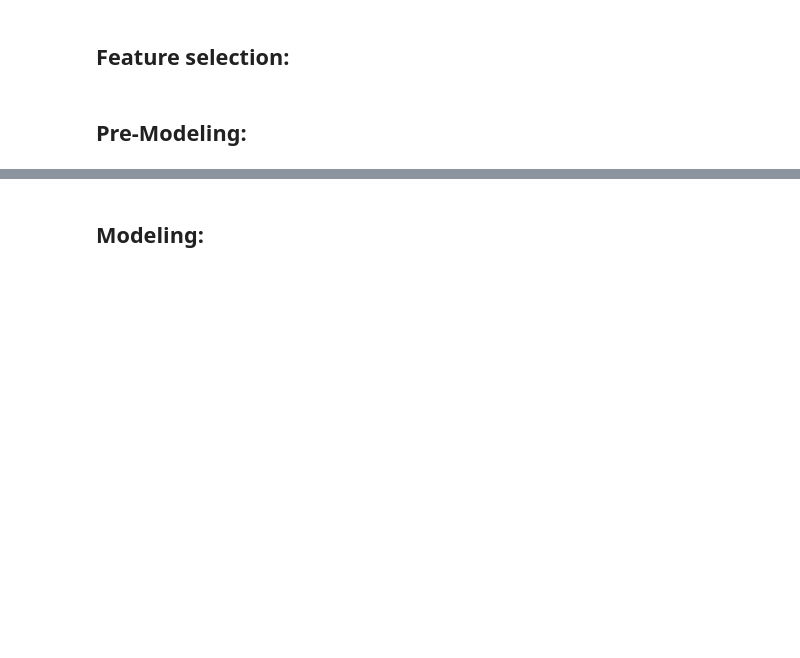
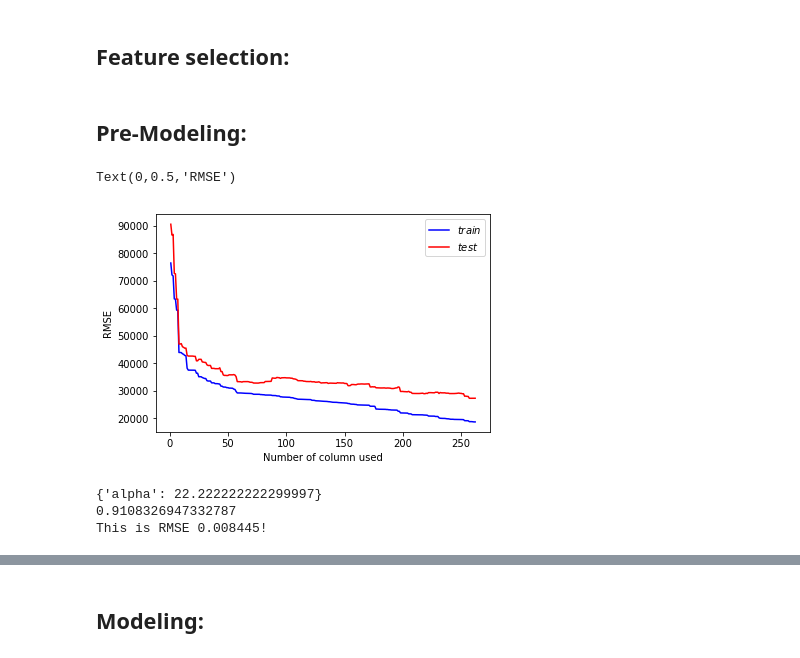
Before and after one commit to Andrlulu/IowaHousingPricePrediction, a Jupyter notebook: House price prediction.ipynb, the cells around one changed output, grey strips where cells are left out. Saved outputs shown, nothing was run; the diff lists cells and outputs as text; code cells hidden in the pictures; blank space fills up the shorter version.

```diff
--- a/House price prediction.ipynb
+++ b/House price prediction.ipynb
@@ -205,0 +169,6 @@ print(dtest.shape)
+# %%
+# dtrain[['GrLivArea', '1stFlrSF', 'LotArea','LotFrontage','GarageArea','BsmtUnfSF']] = np.log(dtrain[['GrLivArea', '1stFlrSF', 'LotArea','LotFrontage','GarageArea','BsmtUnfSF']]+0.00000000001)
+# dtest[['GrLivArea', '1stFlrSF', 'LotArea','LotFrontage','GarageArea','BsmtUnfSF']] = np.log(dtest[['GrLivArea', '1stFlrSF', 'LotArea','LotFrontage','GarageArea','BsmtUnfSF']]+0.00000000001)
+
+dtrain[['GrLivArea', '1stFlrSF', 'LotArea','LotFrontage','GarageArea','BsmtUnfSF']] = np.log(dtrain[['GrLivArea', '1stFlrSF', 'LotArea','LotFrontage','GarageArea','BsmtUnfSF']]+1)
+dtest[['GrLivArea', '1stFlrSF', 'LotArea','LotFrontage','GarageArea','BsmtUnfSF']] = np.log(dtest[['GrLivArea', '1stFlrSF', 'LotArea','LotFrontage','GarageArea','BsmtUnfSF']]+1)
@@ -231 +266,63 @@ net = ElasticNet()
+# %%
+import sklearn.feature_selection as fs
+from sklearn import linear_model
+ols = linear_model.LinearRegression()
+
+features = dtrain.drop('SalePrice', axis = 1).copy()
+price = dtrain.SalePrice
+
+ks = range(1,263)
+train_score=[]
+test_score=[]
+
+for k in ks:
+    dtrain1 = fs.SelectKBest(fs.chi2, k=k).fit_transform(features, price).copy()
+    features1 = pd.DataFrame(dtrain1).copy()
+    X_train, X_test, y_train, y_test = train_test_split(features1, price, test_size=0.2, random_state=38)
+    lasso.set_params(normalize = True)
+    lasso.fit(X_train,y_train)
+    ypred_train = lasso.predict(X_train)
+    ypred_test = lasso.predict(X_test)
+
+#     train_score.append(sqrt(mean_squared_error(np.log(y_train), np.log(ypred_train))))
+#     test_score.append(sqrt(mean_squared_error(np.log(y_test), np.log(ypred_test))))
+
+    train_score.append(sqrt(mean_squared_error(y_train, ypred_train)))
+    test_score.append(sqrt(mean_squared_error(y_test, ypred_test)))
+#     train_score.append(ols.score(X_train, y_train))
+#     test_score.append(ols.score(X_test, y_test))
+
+plt.plot(ks,train_score, c='b',label=r'$train$')
+plt.plot(ks,test_score, c='r',label=r'$test$')
+plt.legend(loc=1)
+plt.xlabel(r'Number of column used')
+plt.ylabel(r'RMSE')
+# %% [output]
+Text(0,0.5,'RMSE')
+[figure, added]
+# %%
+#Ridge
+features = dtrain.drop('SalePrice', axis = 1)
+price = np.log(dtrain.SalePrice)
+#split
+X_train, X_test, y_train, y_test = train_test_split(features, price, test_size=0.2, random_state=38)
+
+rob.fit(X_train)
+
+param_grid = [
+  {'alpha': list(np.linspace(1e-10,100,10))}
+ ]
+
+cv_ridge = GridSearchCV(ridge, param_grid, cv=10, n_jobs=-1)
+cv_ridge.fit(rob.transform(X_train),y_train)
+
+ypred = cv_ridge.predict(rob.transform(X_test))
+
+print(cv_ridge.best_params_)
+print(cv_ridge.best_score_)
+print('This is RMSE %f!' %sqrt(mean_squared_error(np.log(y_test), np.log(ypred))))
+# %% [output]
+{'alpha': 22.222222222299997}
+0.9108326947332787
+This is RMSE 0.008445!
 # %%
```
Also changed, not shown: parts of 37 cells of this notebook, 9 other files.
